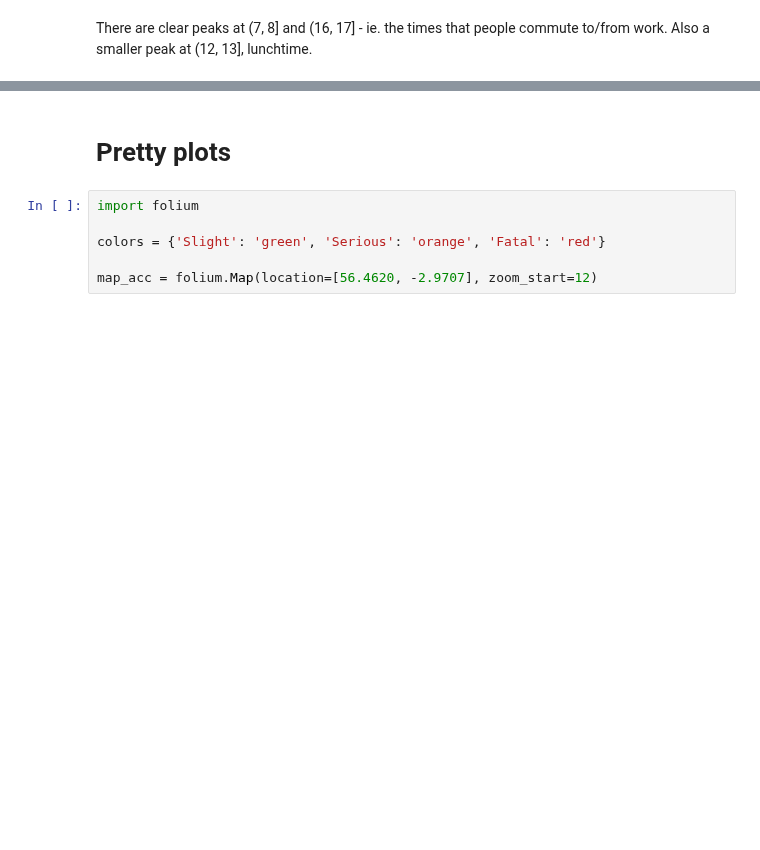
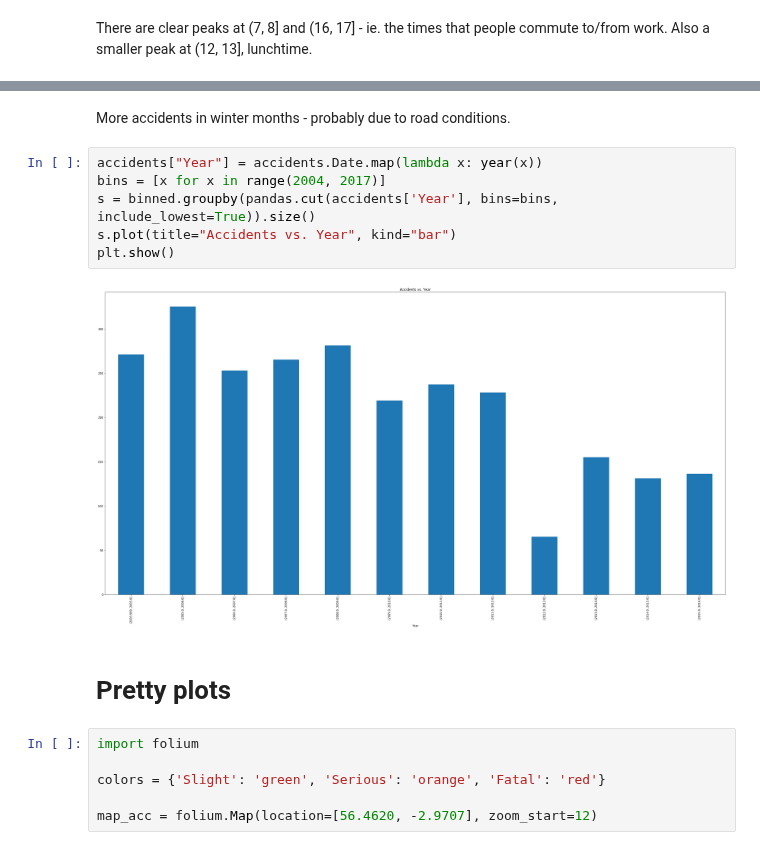
Before and after one commit to andmikey/data-jam-2018, a Jupyter notebook: notebooks/Accidents_Neat.ipynb, the cells around one changed output, grey strips where cells are left out. Drawn from its saved outputs; the diff is of its cells as text; blank space fills up the shorter version.

```diff
--- a/notebooks/Accidents_Neat.ipynb
+++ b/notebooks/Accidents_Neat.ipynb
@@ -178,3 +194,13 @@ There are clear peaks at (7, 8] and (16, 17] - ie. the times that people commute
+# %% [markdown]
+More accidents in winter months - probably due to road conditions.
+# %%
+accidents["Year"] = accidents.Date.map(lambda x: year(x))
+bins = [x for x in range(2004, 2017)]
+s = binned.groupby(pandas.cut(accidents['Year'], bins=bins, include_lowest=True)).size()
+s.plot(title="Accidents vs. Year", kind="bar")
+plt.show()
+# %% [output]
+[figure, added]
 # %% [markdown]
 # Pretty plots
 # %%
```
Also changed, not shown: parts of 8 cells of this notebook.
